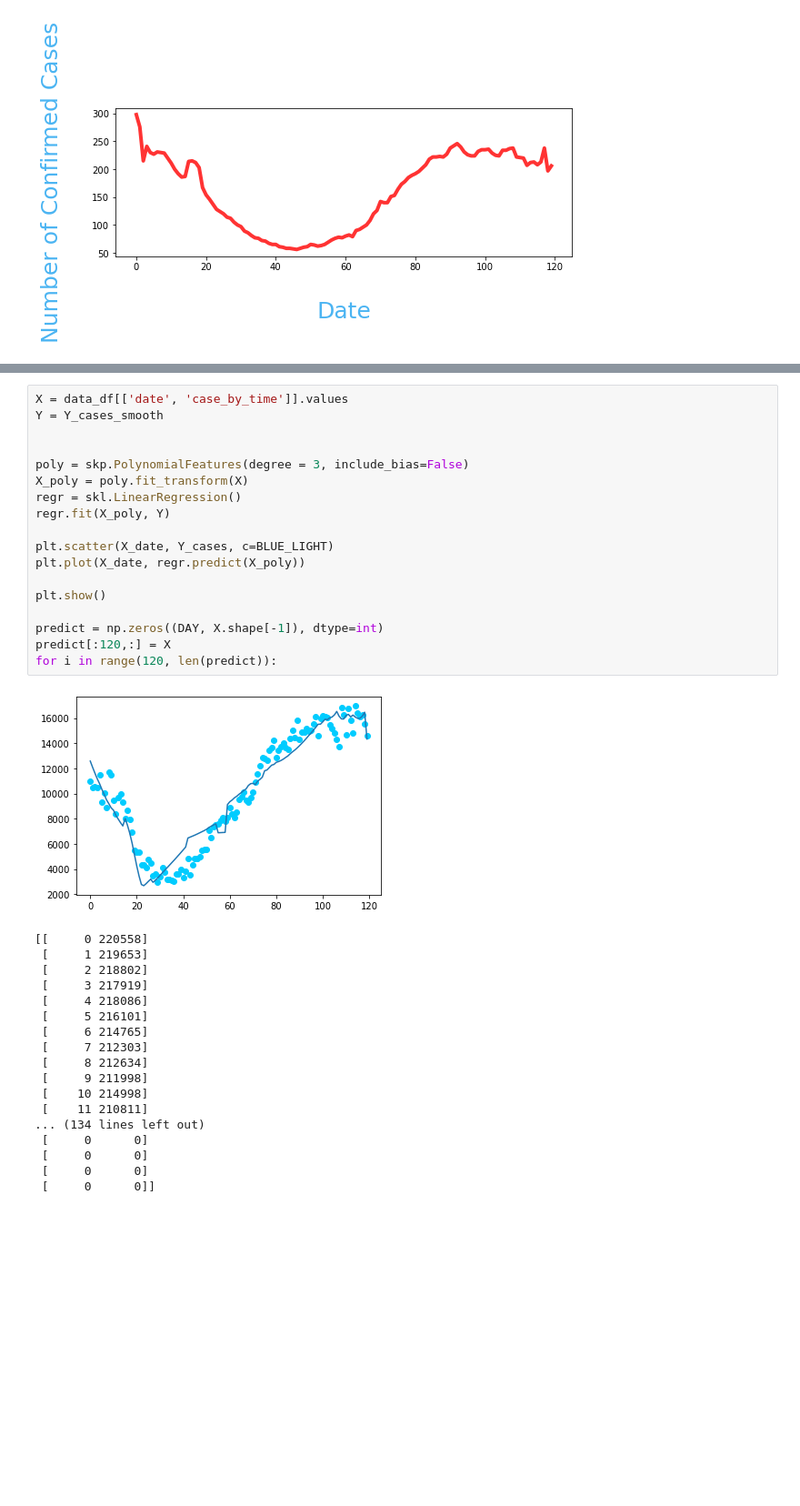
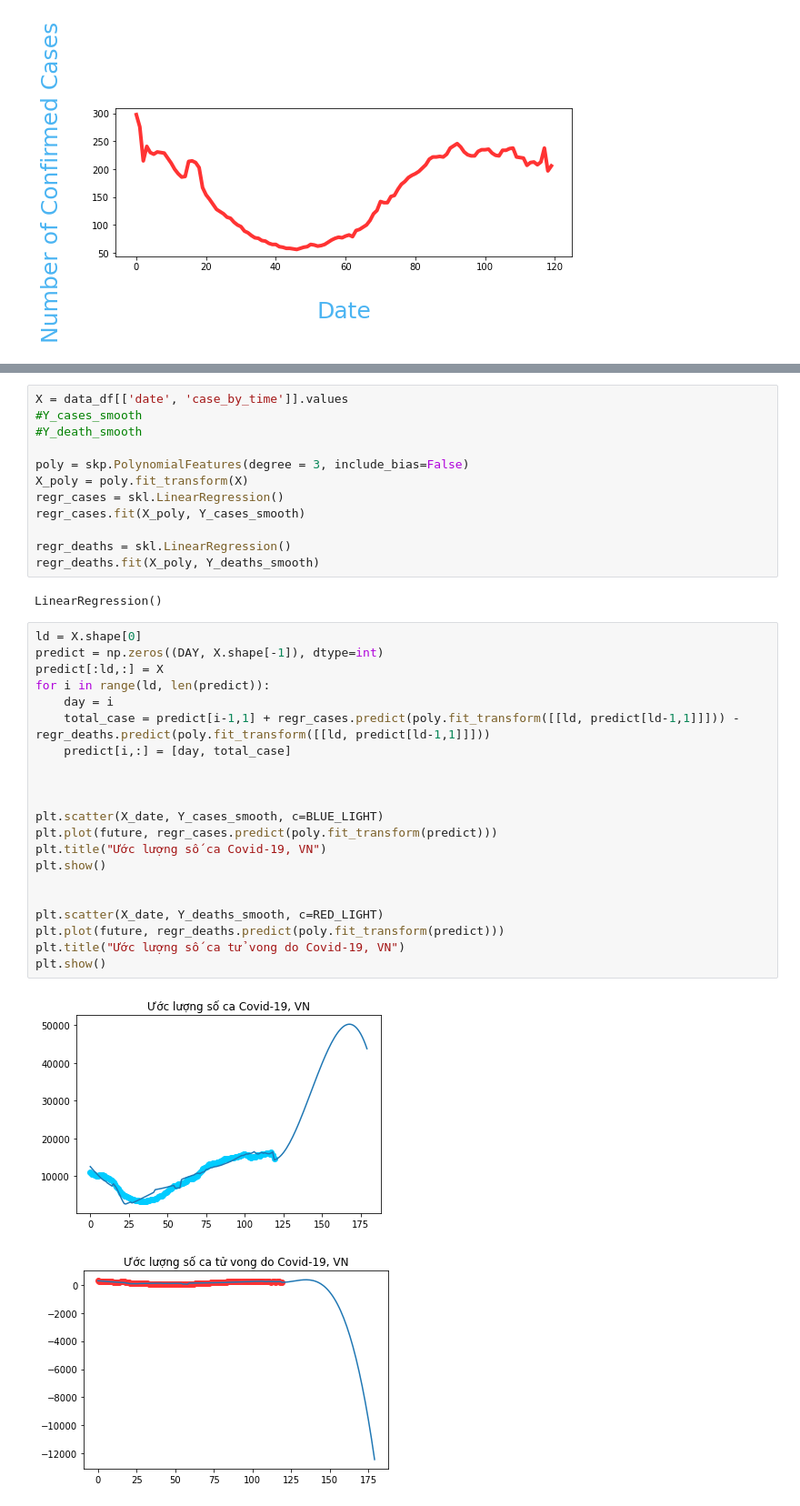
Before and after one commit to zero-nnkn/vietnam-covid19-prediction, a Jupyter notebook: model.ipynb, the cells around one changed output, grey strips where cells are left out. Shown at 91% size. Saved outputs shown, nothing was run; the diff lists cells and outputs as text; blank space fills up the shorter version.

```diff
--- a/model.ipynb
+++ b/model.ipynb
@@ -126,37 +134,38 @@ plt.show()
 # %%
 X = data_df[['date', 'case_by_time']].values
-Y = Y_cases_smooth
-
+#Y_cases_smooth
+#Y_death_smooth
 
 poly = skp.PolynomialFeatures(degree = 3, include_bias=False)
 X_poly = poly.fit_transform(X)
-regr = skl.LinearRegression()
-regr.fit(X_poly, Y)
+regr_cases = skl.LinearRegression()
+regr_cases.fit(X_poly, Y_cases_smooth)
 
-plt.scatter(X_date, Y_cases, c=BLUE_LIGHT)
-plt.plot(X_date, regr.predict(X_poly))
-
-plt.show()
-
-predict = np.zeros((DAY, X.shape[-1]), dtype=int)
-predict[:120,:] = X
-for i in range(120, len(predict)):
+regr_deaths = skl.LinearRegression()
+regr_deaths.fit(X_poly, Y_deaths_smooth)
 # %% [output]
-[figure, removed]
-[[     0 220558]
- [     1 219653]
- [     2 218802]
- [     3 217919]
- [     4 218086]
- [     5 216101]
- [     6 214765]
- [     7 212303]
- [     8 212634]
- [     9 211998]
- [    10 214998]
- [    11 210811]
-... (134 lines left out)
- [     0      0]
- [     0      0]
- [     0      0]
- [     0      0]]
+LinearRegression()
+# %%
+ld = X.shape[0]
+predict = np.zeros((DAY, X.shape[-1]), dtype=int)
+predict[:ld,:] = X
+for i in range(ld, len(predict)):
+    day = i
+    total_case = predict[i-1,1] + regr_cases.predict(poly.fit_transform([[ld, predict[ld-1,1]]])) - regr_deaths.predict(poly.fit_transform([[ld, predict[ld-1,1]]]))
+    predict[i,:] = [day, total_case]
+
+
+
+plt.scatter(X_date, Y_cases_smooth, c=BLUE_LIGHT)
+plt.plot(future, regr_cases.predict(poly.fit_transform(predict)))
+plt.title("Ước lượng số ca Covid-19, VN")
+plt.show()
+
+
+plt.scatter(X_date, Y_deaths_smooth, c=RED_LIGHT)
+plt.plot(future, regr_deaths.predict(poly.fit_transform(predict)))
+plt.title("Ước lượng số ca tử vong do Covid-19, VN")
+plt.show()
+# %% [output]
+[figure, added]
+[figure, added]
```
Also changed, not shown: parts of 11 cells of this notebook.
